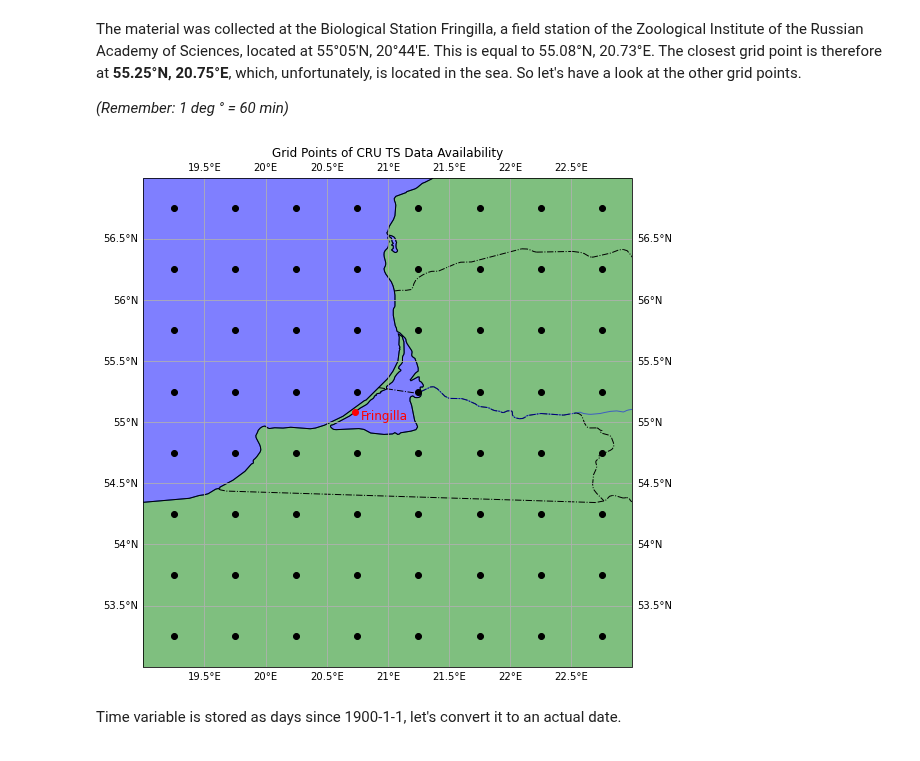
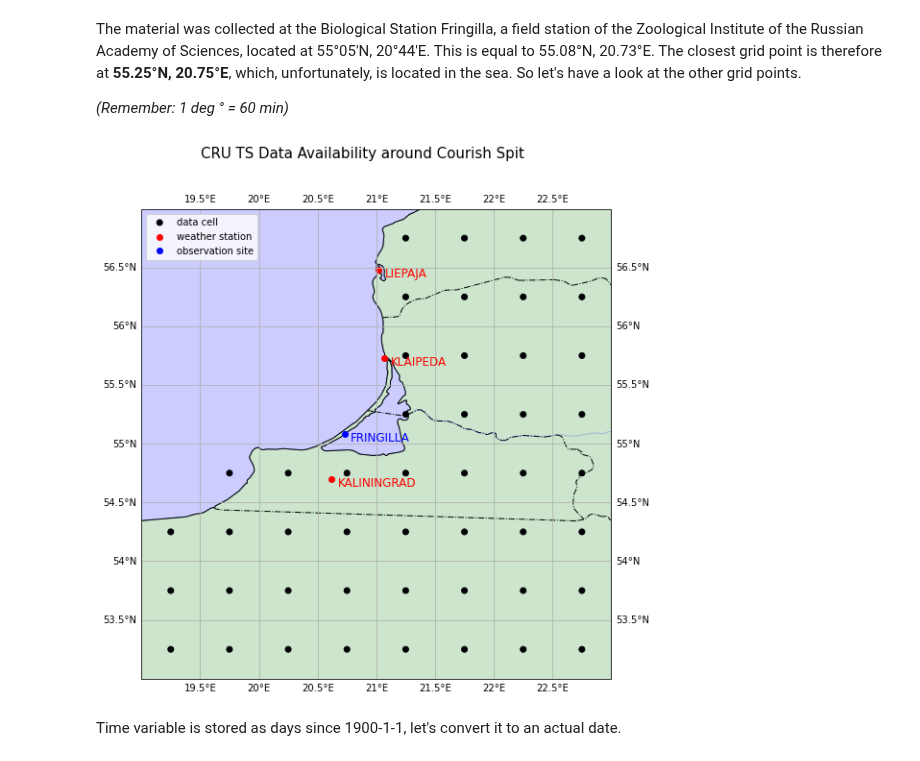
Before and after one commit to gtlab-barcelona/robert, a Jupyter notebook: data-exploration_first-last/code/6-import-CRU-data.ipynb, the cells around one changed output. Drawn from its saved outputs; the diff is of its cells as text; code cells hidden in the pictures.

Commit message:
further explored cru ts data availability

```diff
--- a/data-exploration_first-last/code/6-import-CRU-data.ipynb
+++ b/data-exploration_first-last/code/6-import-CRU-data.ipynb
@@ -13,6 +12,6 @@ import seaborn as sns
 # %%
 # load data from netCDF file
-cru_file = Dataset('../data/CRU-TS/cru_ts4.05.1901.2020.tmx.dat.nc')
+cru_file = Dataset('../../data/CRU-TS/cru_ts4.05.1901.2020.tmx.dat.nc')
 print(cru_file)
 # %% [output]
 <class 'netCDF4._netCDF4.Dataset'>
@@ -54,10 +83,17 @@ unlimited dimensions: time
 current shape = (1440, 360, 720)
 filling on
 # %%
-# get the data (except tmp, too much data for now)
+# get the data
+# NOTE: importing all data uses too much memory, hence, only importing data around
+# Courish Spit by manually selecting indices of appropriate lon-lat window
+# longitude: 19-23°
+# latitude: 53-57°
 cru_lon = cru_file.variables['lon'][:]
+plt_lon = cru_file.variables['lon'][398:406]
 cru_lat = cru_file.variables['lat'][:]
+plt_lat = cru_file.variables['lat'][286:294]
 cru_time = cru_file.variables['time'][:]
+cru_tmx = cru_file.variables['tmx'][-1,286:294,398:406]
 
 print('time:')
 print(cru_time)
@@ -65,6 +101,8 @@ print('lon:')
 print(cru_lon[:10])
 print('lat:')
 print(cru_lat[:10])
+print('tmx:')
+cru_tmx
 # %% [output]
 time:
 [  380.   410.   439. ... 44118. 44149. 44179.]
@@ -77,30 +133,48 @@ lat:
 The material was collected at the Biological Station Fringilla, a field station of the Zoological Institute of the Russian Academy of Sciences, located at 55°05'N, 20°44'E. This is equal to 55.08°N, 20.73°E. The closest grid point is therefore at **55.25°N, 20.75°E**, which, unfortunately, is located in the sea. So let's have a look at the other grid points.
 
 *(Remember: 1 deg ° = 60 min)*
+# %%
+def data_available(var):
+    index = np.empty(np.shape(var))
+    index[:] = np.nan
+    index[var < 1e30] = 1
+    return index
 # %%
+# data coordinate system
+trans = ccrs.PlateCarree()
+# map projection
+proj = ccrs.PlateCarree()
+
 # let's plot the grid points around Kaliningrad
 fig = plt.figure(figsize=(16,9))
-ax = plt.axes(projection=ccrs.PlateCarree())
+ax = plt.axes(projection=proj)
 ax.set_extent([19, 23, 53, 57])
 ax.add_feature(cfeature.BORDERS, ls='-.')
 ax.add_feature(cfeature.COASTLINE)
-ax.add_feature(cfeature.LAND, color='green', alpha=0.5)
-ax.add_feature(cfeature.OCEAN, color='blue', alpha=0.5)
-ax.add_feature(cfeature.RIVERS, color='blue', alpha=0.5)
+ax.add_feature(cfeature.LAND, color='green', alpha=0.2)
+ax.add_feature(cfeature.OCEAN, color='blue', alpha=0.2)
+ax.add_feature(cfeature.RIVERS, color='blue', alpha=0.2)
 ax.gridlines(draw_labels=True)
 #ax.coastlines()
 #ax.stock_img()
 
 # create mesh from lon & lat
-xlon, ylat = np.meshgrid(cru_lon, cru_lat)
-ax.scatter(xlon, ylat, c='k')
-ax.plot(20.73, 55.08, 'ro')
-ax.text(20.78, 55.02, 'Fringilla', fontsize=12, color='r')
-ax.set_title('Grid Points of CRU TS Data Availability')
+xlon, ylat = np.meshgrid(plt_lon, plt_lat)
+ax.scatter(xlon, ylat, c=data_available(cru_tmx), cmap='inferno',
+           transform=trans, label='data cell')
+ax.scatter(st_lon_fltd, st_lat_fltd, transform=trans, c='r', label='weather station')
 
-plt.show()
+for i in range(len(st_lon_fltd)):
+    ax.text(st_lon_fltd[i]+0.05, st_lat_fltd[i]-0.06, st_name_fltd[i], fontsize=12, color='r')
+
+ax.plot(20.73, 55.08, 'bo', label='observation site')
+ax.text(20.78, 55.02, 'FRINGILLA', fontsize=12, color='b')
+ax.legend(loc='upper left')
+fig.suptitle('CRU TS Data Availability around Courish Spit', fontsize=15)
+
+fig.savefig('../figs/cru-ts_data-availability.pdf', bbox_inches='tight')
 # %% [output]
-[figure, old version]
+[figure, new version]
 # %% [markdown]
 Time variable is stored as days since 1900-1-1, let's convert it to an actual date.
 # %%
```
Also changed, not shown: parts of 6 cells of this notebook, 1 other file.
